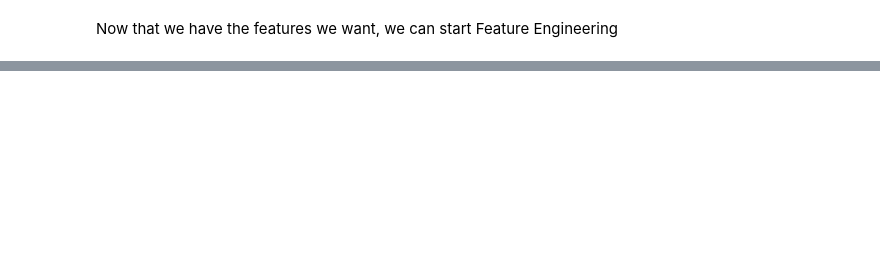
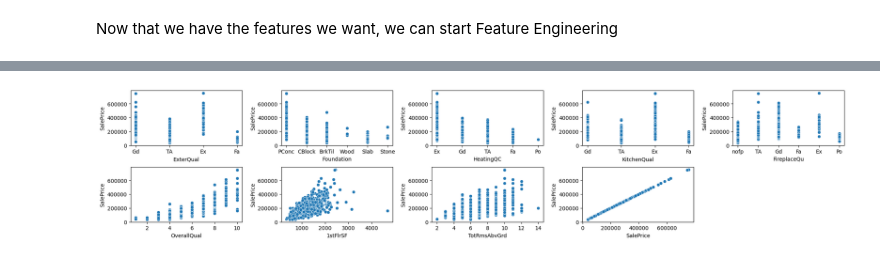
Before and after one commit to joseantonio002/kaggle, a Jupyter notebook: housing_prices/hp2.ipynb, the cells around one changed output, grey strips where cells are left out. Saved outputs shown, nothing was run; the diff lists cells and outputs as text; code cells hidden in the pictures; blank space fills up the shorter version.

```diff
--- a/housing_prices/hp2.ipynb
+++ b/housing_prices/hp2.ipynb
@@ -406,3 +423,7 @@ LandContour: Flatness of the property
 # %%
-categorical_features.columns
+categorical_columns_used_for_prediction = list(categorical_features.columns)
+numerical_columns_used_for_prediction = list(numeric_features.columns)
+columns_used_for_prediction = categorical_columns_used_for_prediction + numerical_columns_used_for_prediction
+print(len(columns_used_for_prediction))
+columns_used_for_prediction
 # %% [output]
@@ -414,0 +440,5 @@ Index(['MSZoning', 'LotShape', 'LandContour', 'Neighborhood', 'RoofStyle',
+# %%
+train_fe = train[columns_used_for_prediction].copy(deep=True)
+# %%
+# Fill null values in FireplaceQu (no fireplace)
+train_fe['FireplaceQu'] = train_fe['FireplaceQu'].fillna('nofp')
@@ -414,0 +478,8 @@ Index(['MSZoning', 'LotShape', 'LandContour', 'Neighborhood', 'RoofStyle',
+# %%
+fig = plt.figure(figsize=(20,20))
+for index in range(len(train_fe.columns)):
+    plt.subplot(10,5,index+1)
+    sns.scatterplot(x=train_fe.iloc[:,index], y='SalePrice', data=train_fe.dropna())
+fig.tight_layout(pad=1.0)
+# %% [output]
+[figure, added]
```
Also changed, not shown: parts of 37 cells of this notebook, 1 other file.
